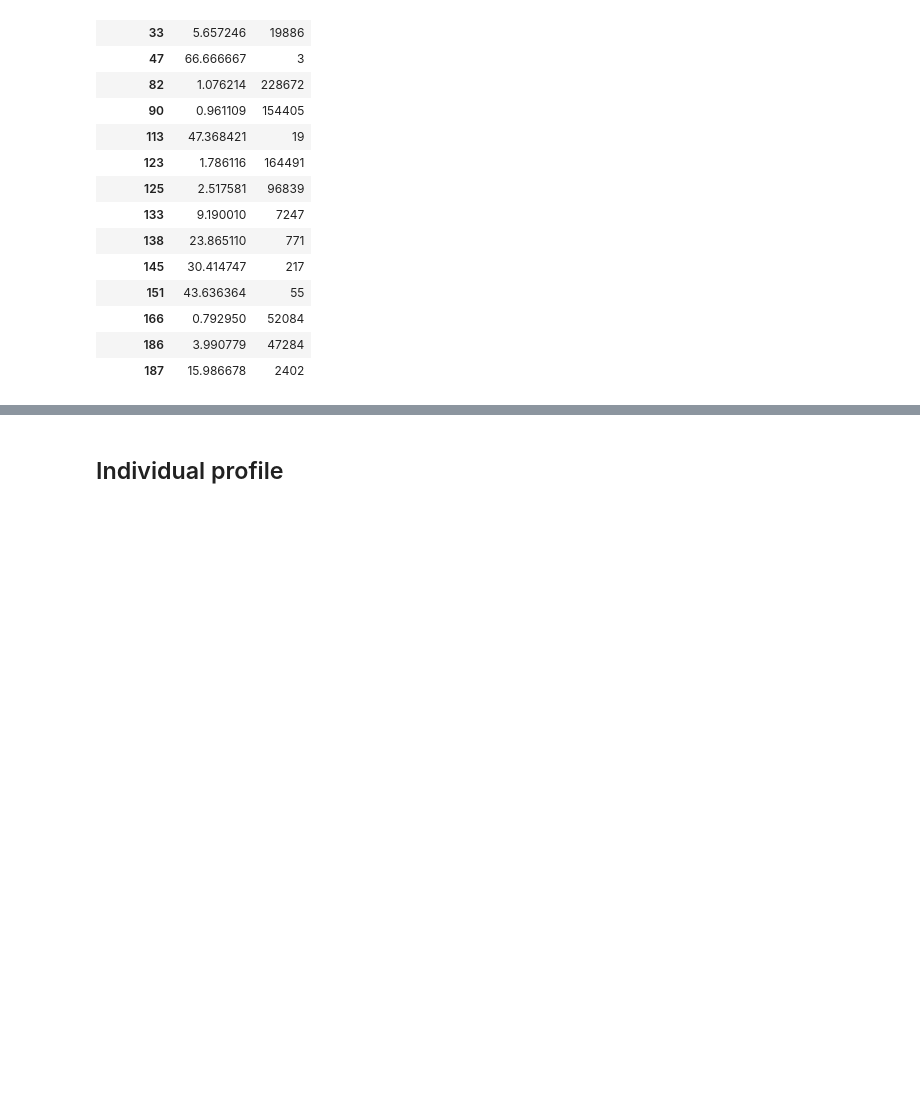
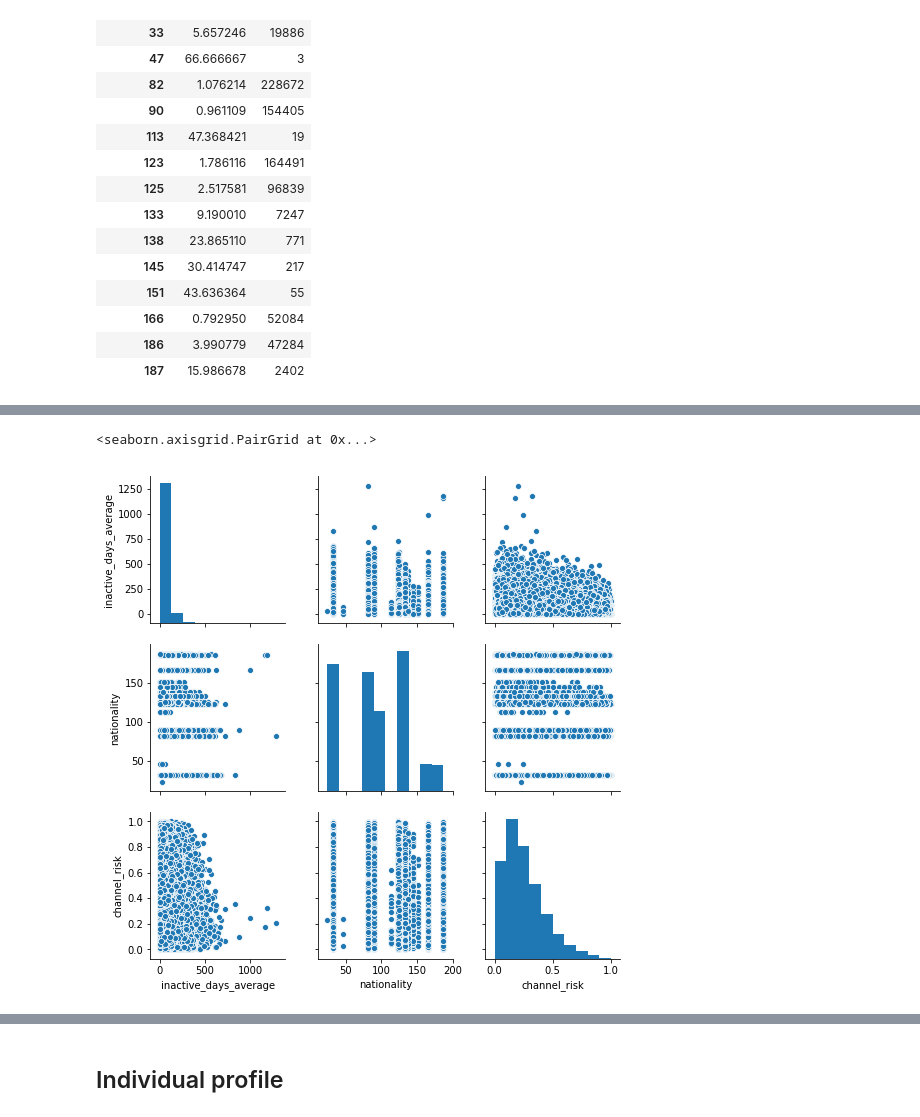
Before and after one commit to Lamiaka/hack-n-lead-2019, a Jupyter notebook: Exploration/Exploration_LK.ipynb, the cells around one changed output, grey strips where cells are left out. Cells and saved outputs as stored; diff of their text form; code cells hidden in the pictures; blank space fills up the shorter version.

```diff
--- a/Exploration/Exploration_LK.ipynb
+++ b/Exploration/Exploration_LK.ipynb
@@ -95,0 +165,5 @@ data.age.hist()
+# %%
+sns.pairplot(data=data[['inactive_days_average','nationality','channel_risk']])
+# %% [output]
+<seaborn.axisgrid.PairGrid at 0x...>
+[figure, added]
```
Also changed, not shown: parts of 35 cells of this notebook, 2 other files.
